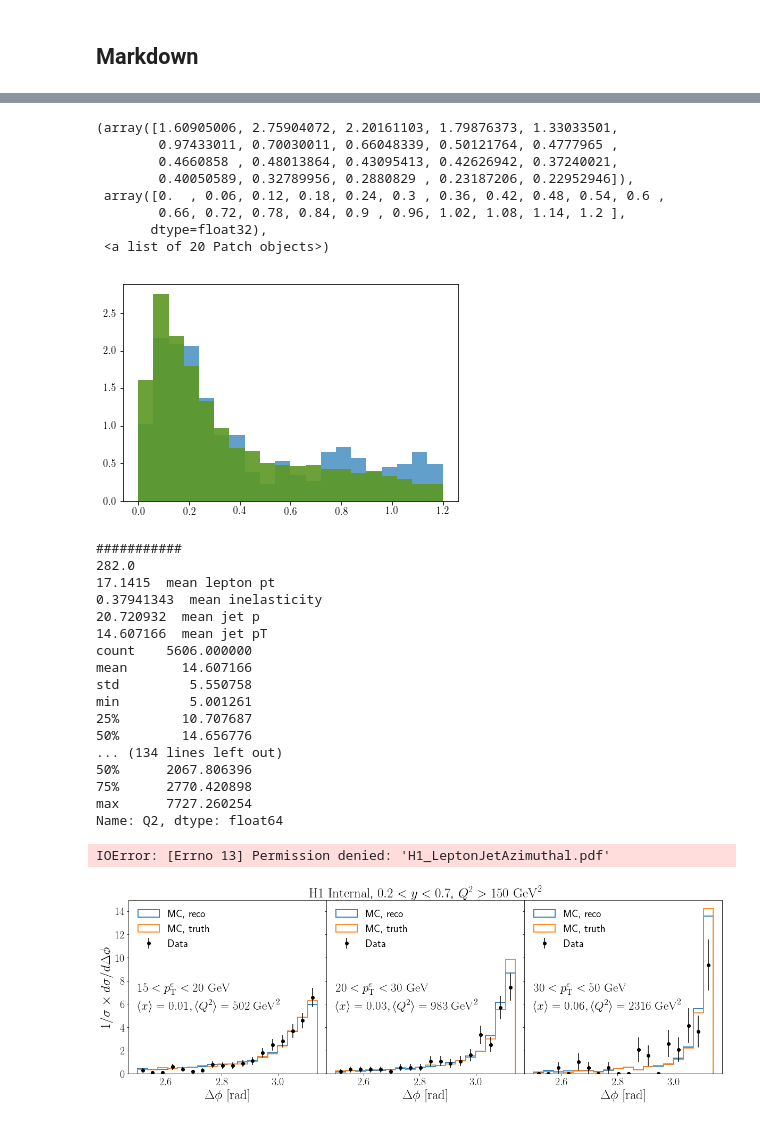
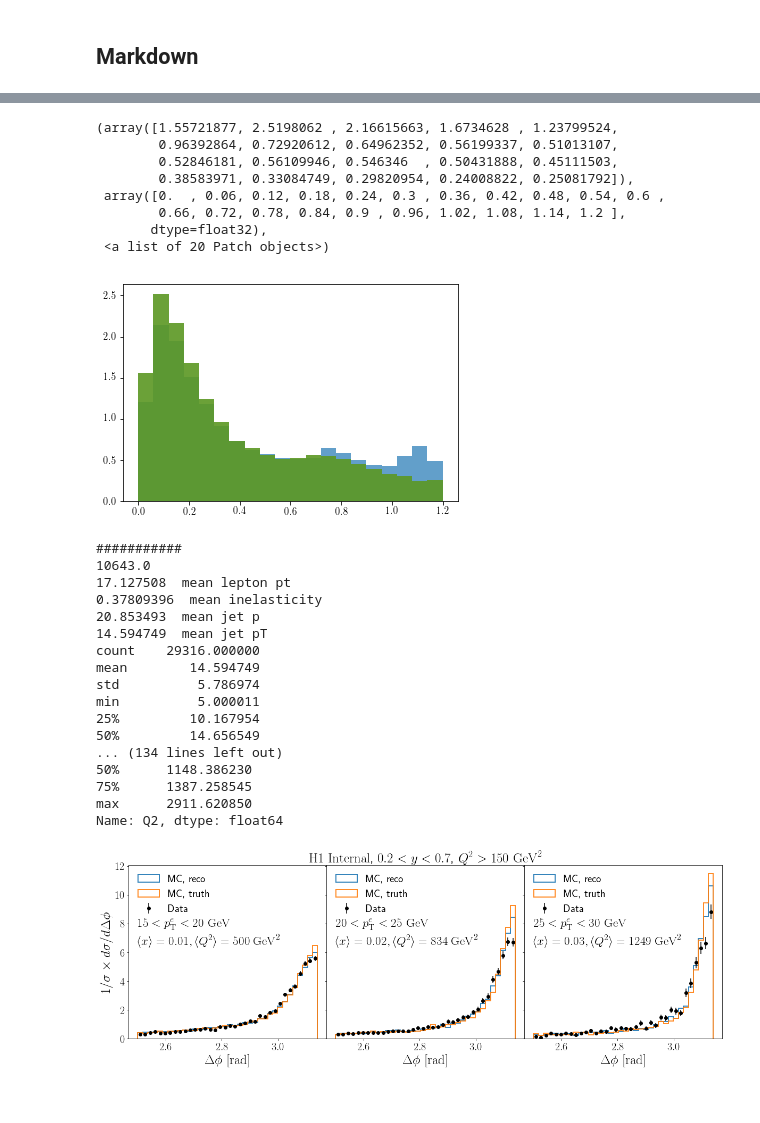
Before and after one commit to miguelignacio/disjets, a Jupyter notebook: disjets.ipynb, the cells around one changed output, grey strips where cells are left out. Saved outputs shown, nothing was run; the diff lists cells and outputs as text; code cells hidden in the pictures.

```diff
--- a/disjets.ipynb
+++ b/disjets.ipynb
@@ -108,8 +112,8 @@ def applyCuts(df):
 # %%
 def applyCutsJets(df,isMC=False):
     temp = df
-    temp = applyCut(temp, '0.1 < y < 0.85', '0.1 < y < 0.85')
-    temp = applyCut(temp, 'Q2>100', 'Q2>100')
+    temp = applyCut(temp, '0.2 < y < 0.7', '0.2 < y < 0.7')
+    temp = applyCut(temp, 'Q2>150', 'Q2>150')
     temp = applyCut(temp, 'e_pt>10', 'e_pt >10')
     temp = applyCut(temp, 'jet_pt>5', 'jet_pt>5')
     #temp = applyCut(temp, 'jet_qt<5', 'jet_qt<5')
@@ -122,6 +126,7 @@ def applyCutsJets(df,isMC=False):
     temp.eval('jet_qtnormept= jet_qt/e_pt', inplace=True)
     if(isMC):
         temp.eval('genjet_qtnormept= genjet_qt/e_pt', inplace=True)
+        temp.eval('genjet_qtnormjetpt= genjet_qt/genjet_pt', inplace=True)
 
 
     #df = applyCut(df, 'n_total>1', ' n>1')
@@ -659,7 +668,7 @@ print '###########'
 #plt.hist(df_cut['jet_qt'],bins=10,range=(0,4.0),normed=True,histtype='step')
 
 mindphi = 2.8
-
+nbins = 10
 y, x  = np.histogram(df_cut['jet_dphi'],bins=nbins,range=(mindphi,np.pi))
 width = (x[1:]-x[:-1])
 x = (x[1:]+x[:-1])/2.0
@@ -711,7 +720,6 @@ plt.ylabel(r'1/\sigma \times d\sigma/d\Delta\phi}$ ', fontsize=25)
 
 #plt.text(6, 0.19, 'H1 INTERNAL', fontsize=28)
 
-plt.xlim(top=3.5)
 plt.yscale('log')
 plt.title('$0.2<y<0.7$, $Q^{2}>150$ $\mathrm{GeV}^{2}$, $15<p_{\mathrm{T}}^{e}<20$ $\mathrm{GeV}$',fontsize=20)
 plt.legend(prop={'size': 20}, frameon=False, loc='best')
@@ -745,15 +772,15 @@ plt.hist(df_cut['jet_qtnormept'],bins=20,range = (0,1.2),alpha=0.7, normed=True)
 df_cut = mc_jet.query('Q2>500')
 plt.hist(df_cut['jet_qtnormept'],bins=20,range = (0,1.2),alpha=0.7, normed=True)
 # %% [output]
-(array([1.60905006, 2.75904072, 2.20161103, 1.79876373, 1.33033501,
-        0.97433011, 0.70030011, 0.66048339, 0.50121764, 0.4777965 ,
-        0.4660858 , 0.48013864, 0.43095413, 0.42626942, 0.37240021,
-        0.40050589, 0.32789956, 0.2880829 , 0.23187206, 0.22952946]),
+(array([1.55721877, 2.5198062 , 2.16615663, 1.6734628 , 1.23799524,
+        0.96392864, 0.72920612, 0.64962352, 0.56199337, 0.51013107,
+        0.52846181, 0.56109946, 0.546346  , 0.50431888, 0.45111503,
+        0.38583971, 0.33084749, 0.29820954, 0.24008822, 0.25081792]),
  array([0.  , 0.06, 0.12, 0.18, 0.24, 0.3 , 0.36, 0.42, 0.48, 0.54, 0.6 ,
         0.66, 0.72, 0.78, 0.84, 0.9 , 0.96, 1.02, 1.08, 1.14, 1.2 ],
        dtype=float32),
  <a list of 20 Patch objects>)
-[figure, old version]
+[figure, new version]
 # %%
 
 from matplotlib import rc
@@ -762,8 +789,8 @@ rc('text', usetex=True)
 
 fig, axs = plt.subplots(1, 3,sharey=True, figsize=(20,6), gridspec_kw={'wspace':0, 'hspace':0})
 
-nbins = 18
-for counter,edges in enumerate([(15,20), (20,30),(30,50)]):
+nbins = 36
+for counter,edges in enumerate([(15,20), (20,25),(25,30)]):
 
     df_cut = df_jet.query('e_pt > %2.2f and e_pt<%2.2f'%(edges[0],edges[1]))
     #printSummary(df_cut)
@@ -787,50 +814,49 @@ for counter,edges in enumerate([(15,20), (20,30),(30,50)]):
     df_cut = mc_jet.query('e_pt > %2.2f and e_pt<%2.2f'%(edges[0],edges[1]))
     axs[counter].hist(df_cut['jet_dphi'],bins=nbins,range=(2.5,np.pi),normed=True,alpha=0.9, label='MC, reco',histtype='step',lw=2)
     printSummary(df_cut)
 
         #plot mc
     df_cut = mc_jet.query('e_pt > %2.2f and e_pt<%2.2f'%(edges[0],edges[1]))
     axs[counter].hist(df_cut['genjet_dphi'],bins=nbins,range=(2.5,np.pi),normed=True,alpha=0.9, label='MC, truth',histtype='step',lw=2)
     printSummary(df_cut)
 
 
 
 
     axs[counter].xaxis.set_label_text(r'$\Delta\phi$ $\mathrm{[rad]}$', fontsize=25)
     axs[0].yaxis.set_label_text(r'$1/\sigma \times d\sigma/d\Delta\phi$ ', fontsize=25)
     axs[counter].tick_params('both',labelsize=20)
     plt.yticks(fontsize=20)
     #axs[counter].text(0.1,6, , fontsize=20)
     #axs[counter].text(0.1,8, '$\sqrt{s} = 89 \, \mathrm{GeV}$ \n $0.1 < y < 0.85$ \n $p_T^{jet} > 4 \, \mathrm{GeV/c}$', fontsize=20)
     axs[counter].legend(prop={'size': 20}, frameon=False, loc='upper left')
 
-    axs[counter].text(2.5,5.5, r' $ %2.0f< p_{\mathrm{T}}^{e} < %2.0f$'%(edges[0],edges[1]) + '$\ \mathrm{ GeV}$ \n' +
+    axs[counter].text(2.5,6.5, r' $ %2.0f< p_{\mathrm{T}}^{e} < %2.0f$'%(edges[0],edges[1]) + '$\ \mathrm{ GeV}$ \n' +
                       r'$\langle x \rangle = %2.2f, \langle Q^{2} \rangle = %2.0f \ \mathrm{GeV}^{2}$'%(df_cut['x'].mean(), df_cut['Q2'].mean()), fontsize=23)
 
 axs[1].set_title(r'$\mathrm{H1}$ $\mathrm{Internal}$, $0.2<y<0.7$, $Q^{2}>150$ $\mathrm{GeV}^{2}$',fontsize=25)
 
 plt.savefig('H1_LeptonJetAzimuthal.png', bbox_inches='tight')
 plt.savefig('H1_LeptonJetAzimuthal.pdf', bbox_inches='tight')
 # %% [output]
 ###########
-282.0
-17.1415  mean lepton pt
-0.37941343  mean inelasticity
-20.720932  mean jet p
-14.607166  mean jet pT
-count    5606.000000
-mean       14.607166
-std         5.550758
-min         5.001261
-25%        10.707687
-50%        14.656776
+10643.0
+17.127508  mean lepton pt
+0.37809396  mean inelasticity
+20.853493  mean jet p
+14.594749  mean jet pT
+count    29316.000000
+mean        14.594749
+std          5.786974
+min          5.000011
+25%         10.167954
+50%         14.656549
 ... (134 lines left out)
-50%      2067.806396
-75%      2770.420898
-max      7727.260254
+50%      1148.386230
+75%      1387.258545
+max      2911.620850
 Name: Q2, dtype: float64
-IOError: [Errno 13] Permission denied: 'H1_LeptonJetAzimuthal.pdf'
-[figure, old version]
+[figure, new version]
 # %%
 
 from matplotlib import rc
```
Also changed, not shown: parts of 60 cells of this notebook.
